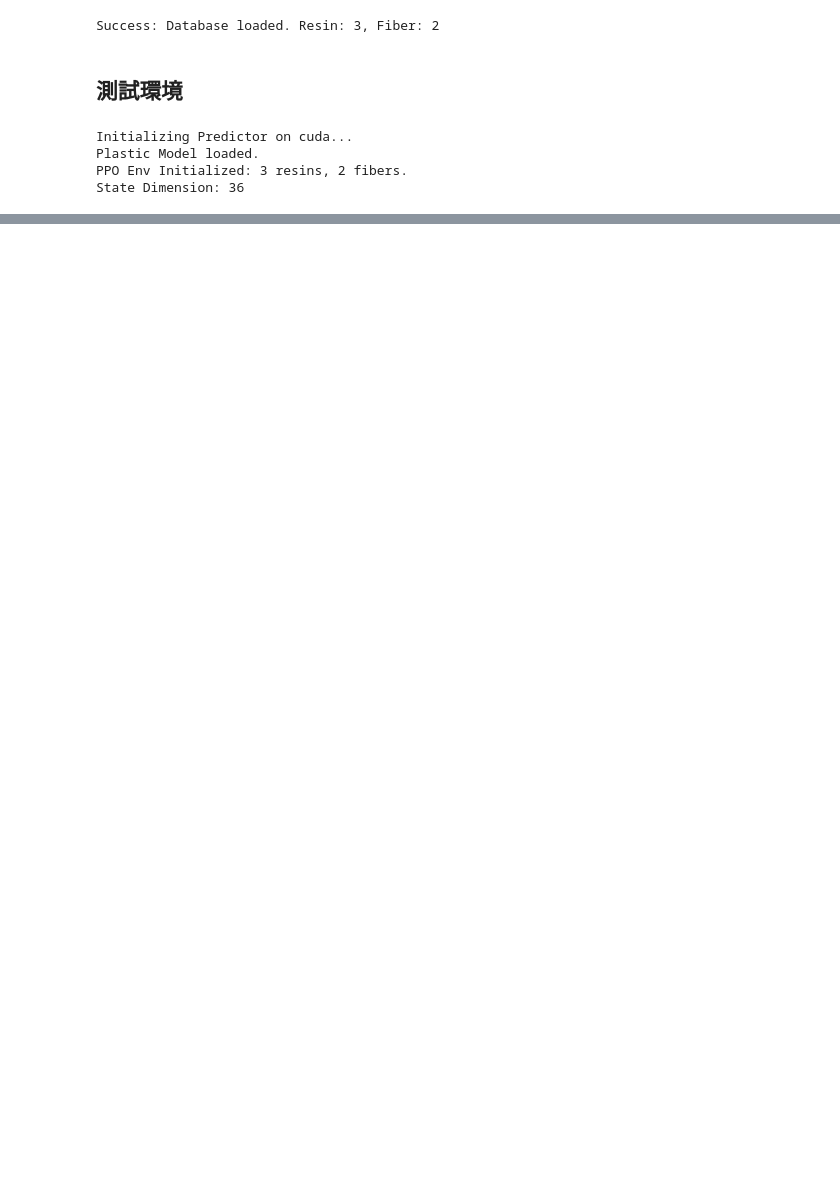
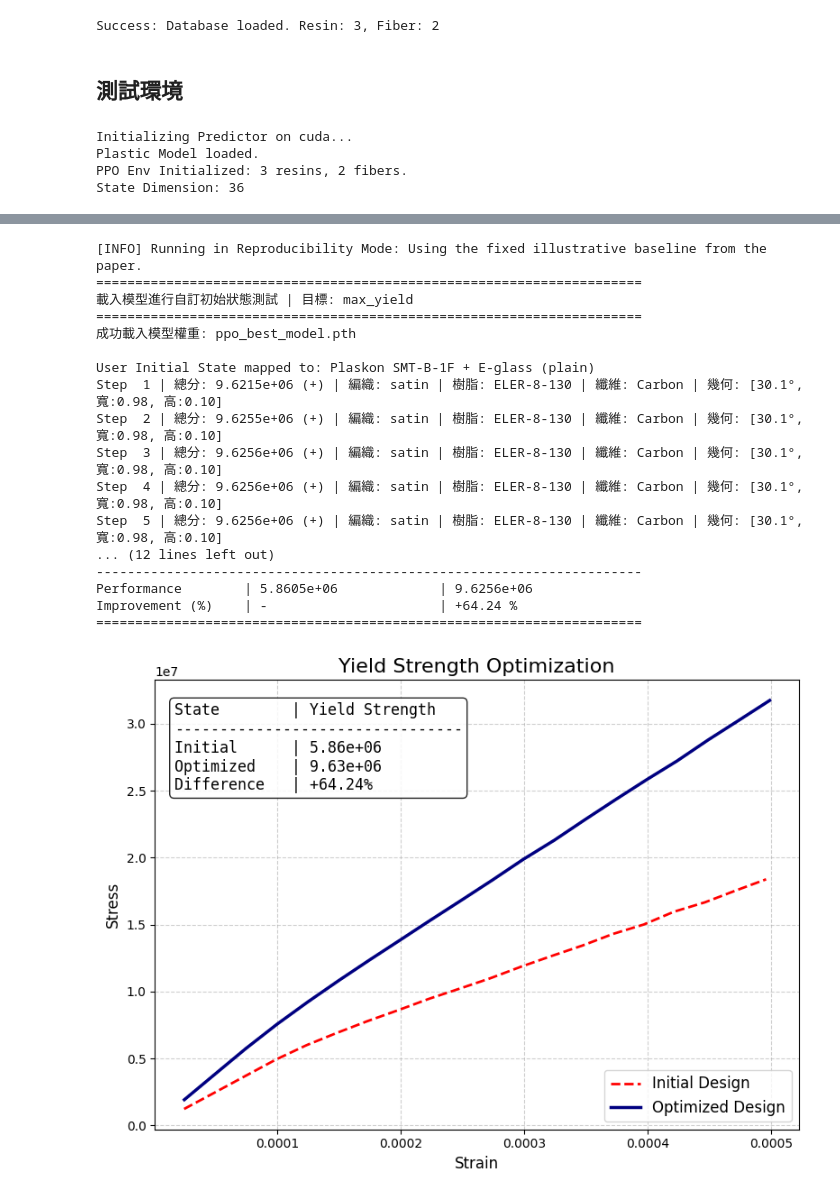
Before and after one commit to Hsu-Mao-Ken/AI-Smart-Composite-Design-Platform, a Jupyter notebook: PPO_design_model/PPO_model.ipynb, the cells around one changed output, grey strips where cells are left out. Saved outputs shown, nothing was run; the diff lists cells and outputs as text; code cells hidden in the pictures; blank space fills up the shorter version.

```diff
--- a/PPO_design_model/PPO_model.ipynb
+++ b/PPO_design_model/PPO_model.ipynb
@@ -1553,0 +1946,61 @@ Improvement (%)    | -                      | +108.42 %
+# %%
+# =====================================================================
+# [Note for Reviewers]
+# The variable 'reproduce_paper_baseline' is set to True by default
+# to exactly reproduce the specific randomly-sampled illustrative
+# baseline presented in the manuscript (e.g., Section 4.3).
+# If set to False, the environment will strictly use random initialization.
+# =====================================================================
+reproduce_paper_baseline = True
+
+if reproduce_paper_baseline:
+    # 這裡放置你在論文裡作為固定對照組的數值 (例如 Strain Energy Density 的初始設定)
+    test_target = "max_yield"
+    init_weave = "plain"
+    init_resin = "Plaskon SMT-B-1F"
+    init_fiber = "E-glass"
+    init_geometry = {"angle": 36.5, "width": 0.66, "height": 0.17}
+    print("[INFO] Running in Reproducibility Mode: Using the fixed illustrative baseline from the paper.")
+else:
+    # 真實的隨機抽樣邏輯 (證明系統具備隨機能力)
+    test_target = random.choice(["max_energy", "max_stiffness", "max_yield"])
+    init_weave = random.choice(["plain", "twill", "satin"])
+    init_resin = random.choice(["ELER-8-130", "Plaskon SMT-B-1F", "CEL-400"])
+    init_fiber = random.choice(["Carbon", "E-glass"])
+    init_geometry = {
+        "angle": random.uniform(30.0, 90.0),
+        "width": random.uniform(0.2, 1.0),
+        "height": random.uniform(0.1, 0.4)
+    }
+    print("[INFO] Running in Random Mode: Using a fully random initial state.")
+
+# 呼叫推論函數
+test_trained_ppo_with_custom_initial(
+    env=env,
+    model_path="ppo_best_model.pth", # 確認這裡是你的權重檔名
+    target_type=test_target,
+    weave_style=init_weave,
+    geo_dict=init_geometry,
+    resin_name=init_resin,
+    fiber_name=init_fiber,
+    steps=5  # PPO 推論步數
+)
+# %% [output]
+[INFO] Running in Reproducibility Mode: Using the fixed illustrative baseline from the paper.
+======================================================================
+載入模型進行自訂初始狀態測試 | 目標: max_yield
+======================================================================
+成功載入模型權重: ppo_best_model.pth
+
+User Initial State mapped to: Plaskon SMT-B-1F + E-glass (plain)
+Step  1 | 總分: 9.6215e+06 (+) | 編織: satin | 樹脂: ELER-8-130 | 纖維: Carbon | 幾何: [30.1°, 寬:0.98, 高:0.10]
+Step  2 | 總分: 9.6255e+06 (+) | 編織: satin | 樹脂: ELER-8-130 | 纖維: Carbon | 幾何: [30.1°, 寬:0.98, 高:0.10]
+Step  3 | 總分: 9.6256e+06 (+) | 編織: satin | 樹脂: ELER-8-130 | 纖維: Carbon | 幾何: [30.1°, 寬:0.98, 高:0.10]
+Step  4 | 總分: 9.6256e+06 (+) | 編織: satin | 樹脂: ELER-8-130 | 纖維: Carbon | 幾何: [30.1°, 寬:0.98, 高:0.10]
+Step  5 | 總分: 9.6256e+06 (+) | 編織: satin | 樹脂: ELER-8-130 | 纖維: Carbon | 幾何: [30.1°, 寬:0.98, 高:0.10]
+... (12 lines left out)
+----------------------------------------------------------------------
+Performance        | 5.8605e+06             | 9.6256e+06
+Improvement (%)    | -                      | +64.24 %
+======================================================================
+[figure, added]
```
Also changed, not shown: parts of 11 cells of this notebook, 5 other files.
